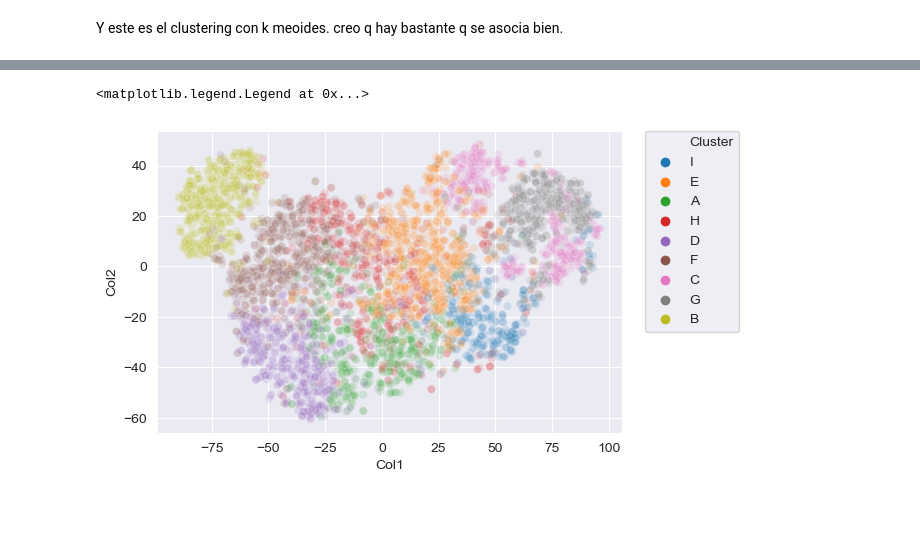
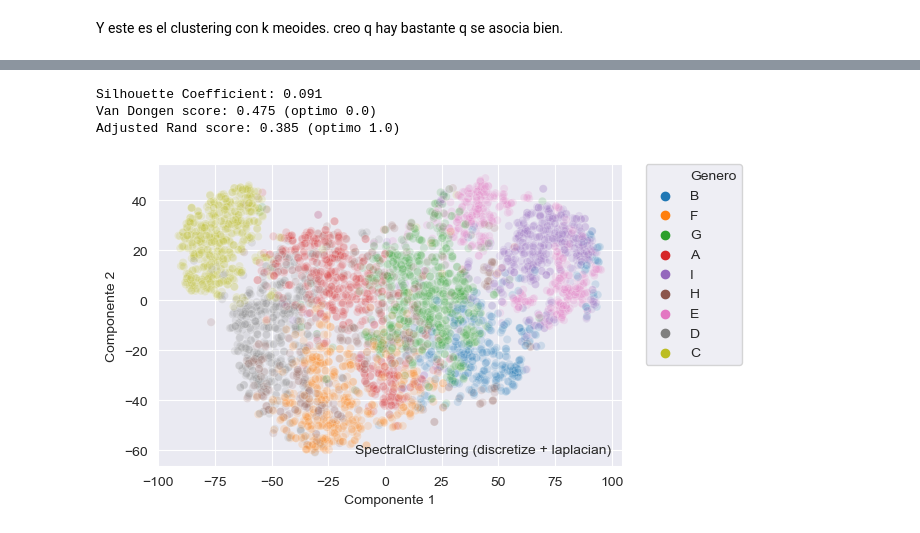
Before and after one commit to francotestori/dmctuba_01, a Jupyter notebook: preprocesamiento/05_PAM_y_spectralClustering.ipynb, the cells around one changed output, grey strips where cells are left out. Saved outputs shown, nothing was run; the diff lists cells and outputs as text; code cells hidden in the pictures.

```diff
--- a/preprocesamiento/05_PAM_y_spectralClustering.ipynb
+++ b/preprocesamiento/05_PAM_y_spectralClustering.ipynb
@@ -121,3 +161,20 @@ Vamos a hacer una prueba rápida del dataset y varios tipos de agrupamientos, pa
 len(df_num.columns)
 letra = ['A','B','C','D','E','F','G','H','I','J','K','L','M','N','O','P']
 n=9
+# %%
+model = KMeans(n_clusters=n, max_iter = 3000, random_state = 0, init='k-means++')
+model.fit(df_num)
+Z = model.predict(df_num)
+Z2 = [letra[x] for x in Z]
+
+validacion(Z2)
+
+dfff = pd.DataFrame ({"Componente 1":Xred[:,0],"Componente 2":Xred[:,1],"Genero":Z2})
+sns.scatterplot(data=dfff, x="Componente 1", y="Componente 2", hue="Genero",alpha=0.15)
+plt.legend(bbox_to_anchor=(1.05, 1), loc=2, borderaxespad=0.)
+plt.text(100, -60,'KMeans',
+     horizontalalignment='right',
+     verticalalignment='center')
+
+plt.savefig('tsne_KMeans.png',dpi=800, bbox_inches = 'tight', pad_inches = 0)
+plt.show()
@@ -171,16 +287,26 @@ plt.show()
 # %%
 clusterer = SpectralClustering(n_clusters=9,
-        assign_labels="kmeans",
+        assign_labels="discretize",
         affinity='laplacian',
         gamma=.01,
         n_init=50,
         random_state=0)
 Z = clusterer.fit(df_num).labels_
 Z2 = [letra[x] for x in Z]
 
-dfff = pd.DataFrame ({"Col1":Xred[:,0],"Col2":Xred[:,1],"Cluster":Z2})
-sns.scatterplot(data=dfff, x="Col1", y="Col2", hue="Cluster",alpha=0.15)
+validacion(Z2)
+
+dfff = pd.DataFrame ({"Componente 1":Xred[:,0],"Componente 2":Xred[:,1],"Genero":Z2})
+sns.scatterplot(data=dfff, x="Componente 1", y="Componente 2", hue="Genero",alpha=0.15)
 plt.legend(bbox_to_anchor=(1.05, 1), loc=2, borderaxespad=0.)
+plt.text(100, -60,'SpectralClustering (discretize + laplacian)',
+     horizontalalignment='right',
+     verticalalignment='center')
+
+plt.savefig('tsne_spectral_discrete_laplacian.png',dpi=800, bbox_inches = 'tight', pad_inches = 0)
+plt.show()
 # %% [output]
-<matplotlib.legend.Legend at 0x...>
+Silhouette Coefficient: 0.091
+Van Dongen score: 0.475 (optimo 0.0)
+Adjusted Rand score: 0.385 (optimo 1.0)
-[figure, old version]
+[figure, new version]
```
Also changed, not shown: parts of 13 cells of this notebook, 6 other files.
